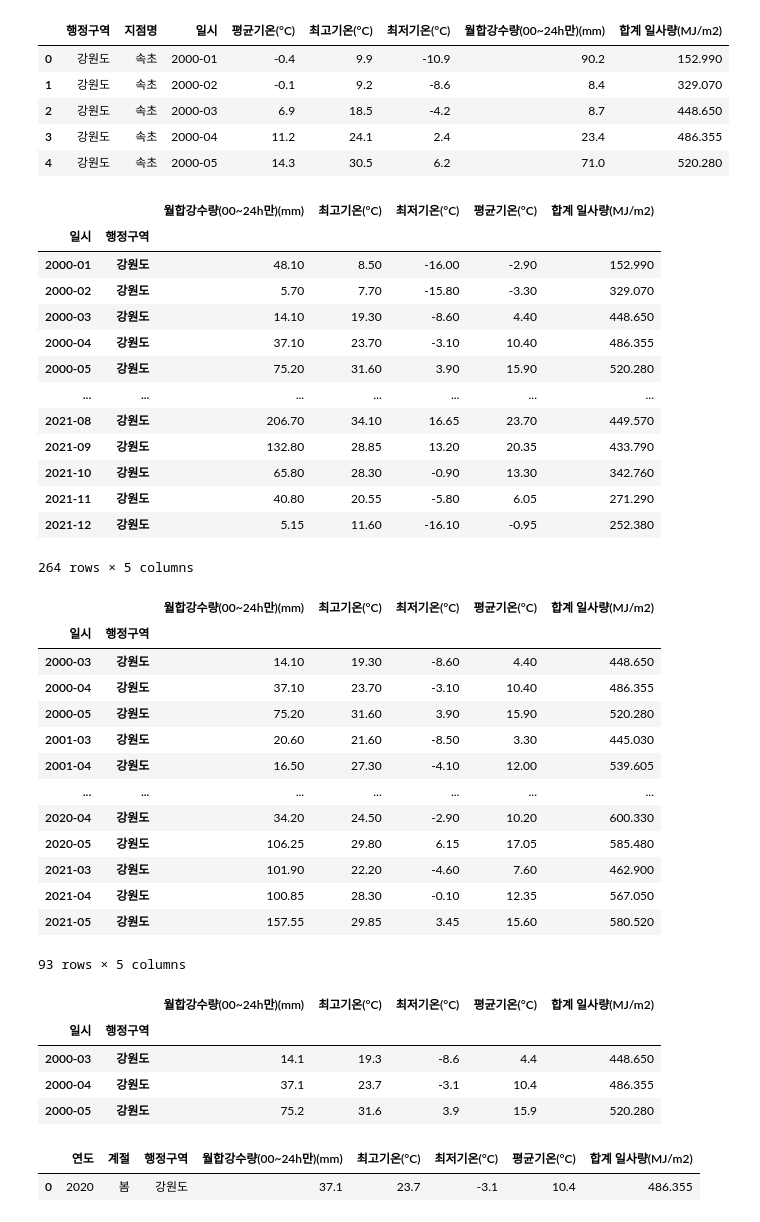
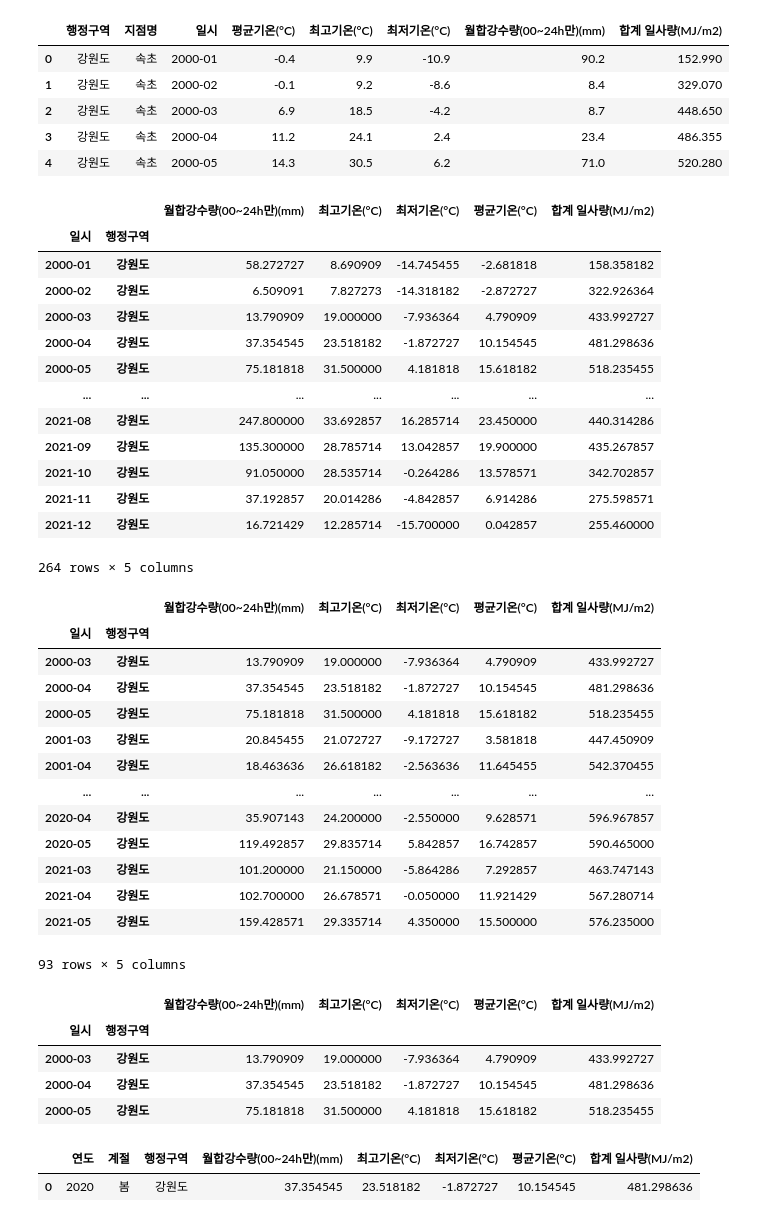
Before and after one commit to Kim-Hyunah/Final_Predict_Agricultural, a Jupyter notebook: jiya.ipynb, the cells around one changed output. Saved outputs shown, nothing was run; the diff lists cells and outputs as text; code cells hidden in the pictures.

```diff
--- a/jiya.ipynb
+++ b/jiya.ipynb
@@ -48,22 +53,22 @@ gangwon1.head()
 | 3 | 강원도 | 속초 | 2000-04 | 11.2 | 24.1 | 2.4 | 23.4 | 486.355 |
 | 4 | 강원도 | 속초 | 2000-05 | 14.3 | 30.5 | 6.2 | 71.0 | 520.280 |
 # %%
-gangwon2 = pd.pivot_table(gangwon1, index=["일시", '행정구역'],aggfunc="median")
+gangwon2 = pd.pivot_table(gangwon1, index=["일시", '행정구역'],aggfunc="mean")
 gangwon2
 # %% [output]
 |  |  | 월합강수량(00~24h만)(mm) | 최고기온(°C) | 최저기온(°C) | 평균기온(°C) | 합계 일사량(MJ/m2) |
 | 일시 | 행정구역 |  |  |  |  |  |
-| 2000-01 | 강원도 | 48.10 | 8.50 | -16.00 | -2.90 | 152.990 |
-| 2000-02 | 강원도 | 5.70 | 7.70 | -15.80 | -3.30 | 329.070 |
-| 2000-03 | 강원도 | 14.10 | 19.30 | -8.60 | 4.40 | 448.650 |
-| 2000-04 | 강원도 | 37.10 | 23.70 | -3.10 | 10.40 | 486.355 |
-| 2000-05 | 강원도 | 75.20 | 31.60 | 3.90 | 15.90 | 520.280 |
+| 2000-01 | 강원도 | 58.272727 | 8.690909 | -14.745455 | -2.681818 | 158.358182 |
+| 2000-02 | 강원도 | 6.509091 | 7.827273 | -14.318182 | -2.872727 | 322.926364 |
+| 2000-03 | 강원도 | 13.790909 | 19.000000 | -7.936364 | 4.790909 | 433.992727 |
+| 2000-04 | 강원도 | 37.354545 | 23.518182 | -1.872727 | 10.154545 | 481.298636 |
+| 2000-05 | 강원도 | 75.181818 | 31.500000 | 4.181818 | 15.618182 | 518.235455 |
 | ... | ... | ... | ... | ... | ... | ... |
-| 2021-08 | 강원도 | 206.70 | 34.10 | 16.65 | 23.70 | 449.570 |
-| 2021-09 | 강원도 | 132.80 | 28.85 | 13.20 | 20.35 | 433.790 |
-| 2021-10 | 강원도 | 65.80 | 28.30 | -0.90 | 13.30 | 342.760 |
-| 2021-11 | 강원도 | 40.80 | 20.55 | -5.80 | 6.05 | 271.290 |
-| 2021-12 | 강원도 | 5.15 | 11.60 | -16.10 | -0.95 | 252.380 |
+| 2021-08 | 강원도 | 247.800000 | 33.692857 | 16.285714 | 23.450000 | 440.314286 |
+| 2021-09 | 강원도 | 135.300000 | 28.785714 | 13.042857 | 19.900000 | 435.267857 |
+| 2021-10 | 강원도 | 91.050000 | 28.535714 | -0.264286 | 13.578571 | 342.702857 |
+| 2021-11 | 강원도 | 37.192857 | 20.014286 | -4.842857 | 6.914286 | 275.598571 |
+| 2021-12 | 강원도 | 16.721429 | 12.285714 | -15.700000 | 0.042857 | 255.460000 |
 264 rows × 5 columns
 # %%
 gangwon_spring_wt=gangwon2.query('일시.str.contains("03|04|05")', engine='python')
@@ -71,17 +76,17 @@ gangwon_spring_wt
 # %% [output]
 |  |  | 월합강수량(00~24h만)(mm) | 최고기온(°C) | 최저기온(°C) | 평균기온(°C) | 합계 일사량(MJ/m2) |
 | 일시 | 행정구역 |  |  |  |  |  |
-| 2000-03 | 강원도 | 14.10 | 19.30 | -8.60 | 4.40 | 448.650 |
-| 2000-04 | 강원도 | 37.10 | 23.70 | -3.10 | 10.40 | 486.355 |
-| 2000-05 | 강원도 | 75.20 | 31.60 | 3.90 | 15.90 | 520.280 |
-| 2001-03 | 강원도 | 20.60 | 21.60 | -8.50 | 3.30 | 445.030 |
-| 2001-04 | 강원도 | 16.50 | 27.30 | -4.10 | 12.00 | 539.605 |
+| 2000-03 | 강원도 | 13.790909 | 19.000000 | -7.936364 | 4.790909 | 433.992727 |
+| 2000-04 | 강원도 | 37.354545 | 23.518182 | -1.872727 | 10.154545 | 481.298636 |
+| 2000-05 | 강원도 | 75.181818 | 31.500000 | 4.181818 | 15.618182 | 518.235455 |
+| 2001-03 | 강원도 | 20.845455 | 21.072727 | -9.172727 | 3.581818 | 447.450909 |
+| 2001-04 | 강원도 | 18.463636 | 26.618182 | -2.563636 | 11.645455 | 542.370455 |
 | ... | ... | ... | ... | ... | ... | ... |
-| 2020-04 | 강원도 | 34.20 | 24.50 | -2.90 | 10.20 | 600.330 |
-| 2020-05 | 강원도 | 106.25 | 29.80 | 6.15 | 17.05 | 585.480 |
-| 2021-03 | 강원도 | 101.90 | 22.20 | -4.60 | 7.60 | 462.900 |
-| 2021-04 | 강원도 | 100.85 | 28.30 | -0.10 | 12.35 | 567.050 |
-| 2021-05 | 강원도 | 157.55 | 29.85 | 3.45 | 15.60 | 580.520 |
+| 2020-04 | 강원도 | 35.907143 | 24.200000 | -2.550000 | 9.628571 | 596.967857 |
+| 2020-05 | 강원도 | 119.492857 | 29.835714 | 5.842857 | 16.742857 | 590.465000 |
+| 2021-03 | 강원도 | 101.200000 | 21.150000 | -5.864286 | 7.292857 | 463.747143 |
+| 2021-04 | 강원도 | 102.700000 | 26.678571 | -0.050000 | 11.921429 | 567.280714 |
+| 2021-05 | 강원도 | 159.428571 | 29.335714 | 4.350000 | 15.500000 | 576.235000 |
 93 rows × 5 columns
 # %%
 gangwon_spring_wt_2000=gangwon_spring_wt.query('일시.str.contains("2000")', engine='python')
@@ -89,9 +94,9 @@ gangwon_spring_wt_2000
 # %% [output]
 |  |  | 월합강수량(00~24h만)(mm) | 최고기온(°C) | 최저기온(°C) | 평균기온(°C) | 합계 일사량(MJ/m2) |
 | 일시 | 행정구역 |  |  |  |  |  |
-| 2000-03 | 강원도 | 14.1 | 19.3 | -8.6 | 4.4 | 448.650 |
-| 2000-04 | 강원도 | 37.1 | 23.7 | -3.1 | 10.4 | 486.355 |
-| 2000-05 | 강원도 | 75.2 | 31.6 | 3.9 | 15.9 | 520.280 |
+| 2000-03 | 강원도 | 13.790909 | 19.000000 | -7.936364 | 4.790909 | 433.992727 |
+| 2000-04 | 강원도 | 37.354545 | 23.518182 | -1.872727 | 10.154545 | 481.298636 |
+| 2000-05 | 강원도 | 75.181818 | 31.500000 | 4.181818 | 15.618182 | 518.235455 |
 # %%
 gangwon_spring_wt_2000_total = pd.pivot_table(gangwon_spring_wt_2000, index=[ '행정구역'],aggfunc="median")
 gangwon_spring_wt_2000_total.reset_index(inplace=True)#데이터 프레임 전환
@@ -101,4 +106,4 @@ gangwon_spring_wt_2000_total.insert(1,'계절','봄')
 gangwon_spring_wt_2000_total
 # %% [output]
 |  | 연도 | 계절 | 행정구역 | 월합강수량(00~24h만)(mm) | 최고기온(°C) | 최저기온(°C) | 평균기온(°C) | 합계 일사량(MJ/m2) |
-| 0 | 2020 | 봄 | 강원도 | 37.1 | 23.7 | -3.1 | 10.4 | 486.355 |
+| 0 | 2020 | 봄 | 강원도 | 37.354545 | 23.518182 | -1.872727 | 10.154545 | 481.298636 |
```
Also changed, not shown: parts of 2 cells of this notebook, 2 other files.
